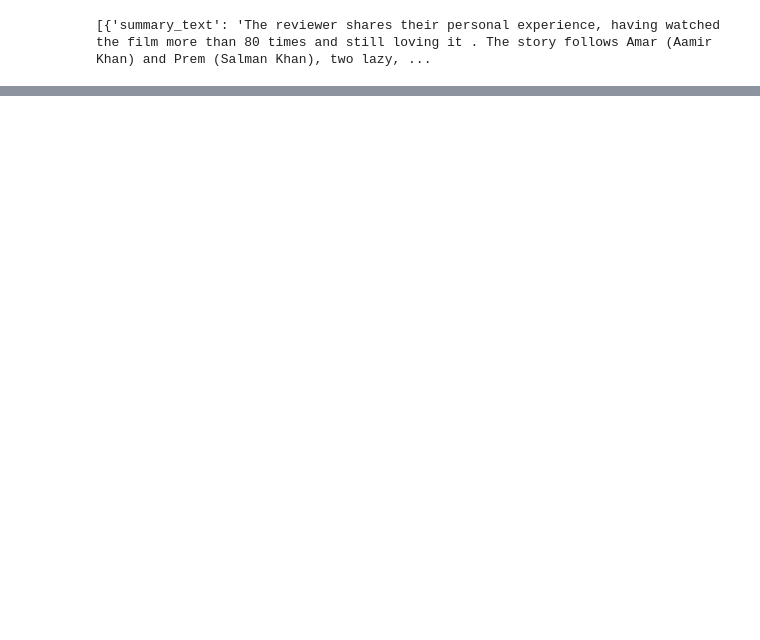
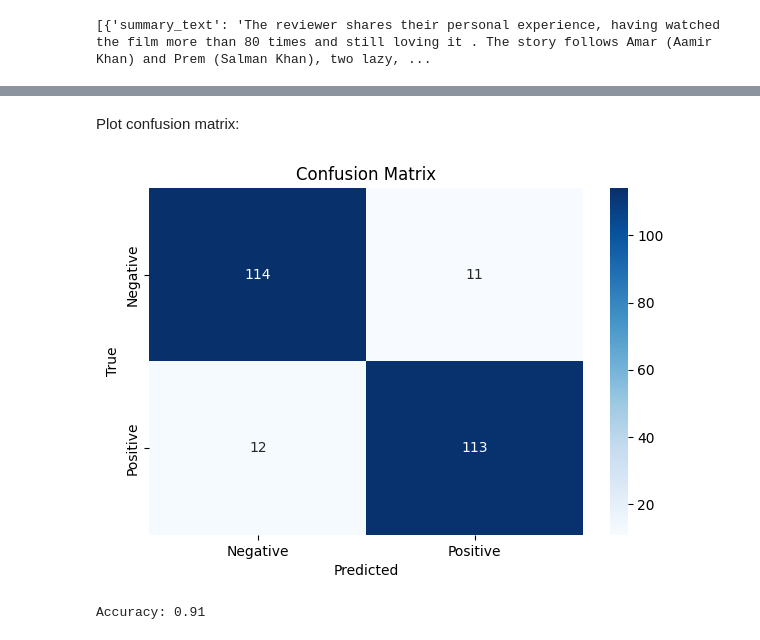
Before and after one commit to Arsen9988/NLP_Project_AI23, a Jupyter notebook: daniel_sandbox.ipynb, the cells around one changed output, grey strips where cells are left out. Cells and saved outputs as stored; diff of their text form; code cells hidden in the pictures; blank space fills up the shorter version.

```diff
--- a/daniel_sandbox.ipynb
+++ b/daniel_sandbox.ipynb
@@ -139,0 +192,11 @@ print(summarization_pipeline(ARTICLE, max_length=250, min_length=200, do_sample=
+# %%
+df = pd.read_csv(r"data\IMDB Dataset.csv")
+
+X = df['review']
+y = df['sentiment']
+
+# Creating a balanced sample of X and y, representing 0.01 of the data
+X_total, X_sample, y_total, y_sample = train_test_split(X, y, test_size=0.01, stratify=y, random_state=42)
+# Split the sample into training and testing sets
+X_train, X_test, y_train, y_test = train_test_split(X_sample, y_sample, test_size=0.5, stratify=y_sample, random_state=42)
+print(len(X_train), len(X_test))
@@ -139,0 +207,6 @@ print(summarization_pipeline(ARTICLE, max_length=250, min_length=200, do_sample=
+# %%
+tokenizer = AutoTokenizer.from_pretrained("distilbert-base-uncased-finetuned-sst-2-english")
+
+checked_texts, nbr_API_calls = dfunc.create_checked_texts(X_test, tokenizer=tokenizer)
+print(f"API calls: {nbr_API_calls}")
+print(f"\n{checked_texts}")
@@ -139,0 +231,4 @@ print(summarization_pipeline(ARTICLE, max_length=250, min_length=200, do_sample=
+# %%
+sentiment_pipeline = pipeline("sentiment-analysis", model="distilbert-base-uncased-finetuned-sst-2-english", framework="tf")
+
+sentiment_results = dfunc.create_sentiment_analysis(checked_texts, sentiment_pipeline=sentiment_pipeline)
@@ -139,0 +241,10 @@ print(summarization_pipeline(ARTICLE, max_length=250, min_length=200, do_sample=
+# %% [markdown]
+Plot confusion matrix:
+# %%
+cm = confusion_matrix(y_test[:min(len(y_test), len(sentiment_results))], sentiment_results)
+dfunc.plot_confusion_matrix(cm)
+accuracy = accuracy_score(y_test[:min(len(y_test), len(sentiment_results))], sentiment_results)
+print(f"Accuracy: {accuracy:.2f}")
+# %% [output]
+[figure, added]
+Accuracy: 0.91
```
Also changed, not shown: parts of 18 cells of this notebook.
